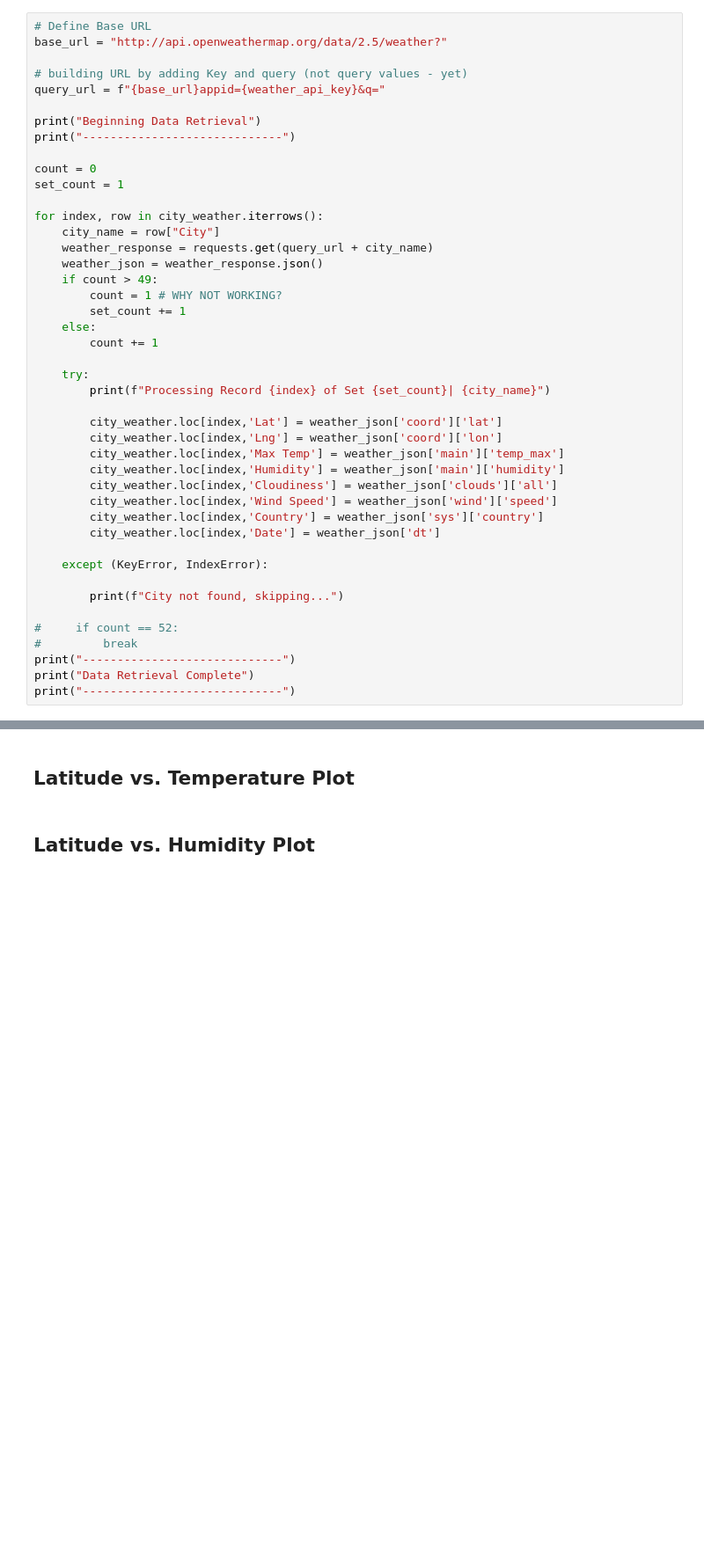
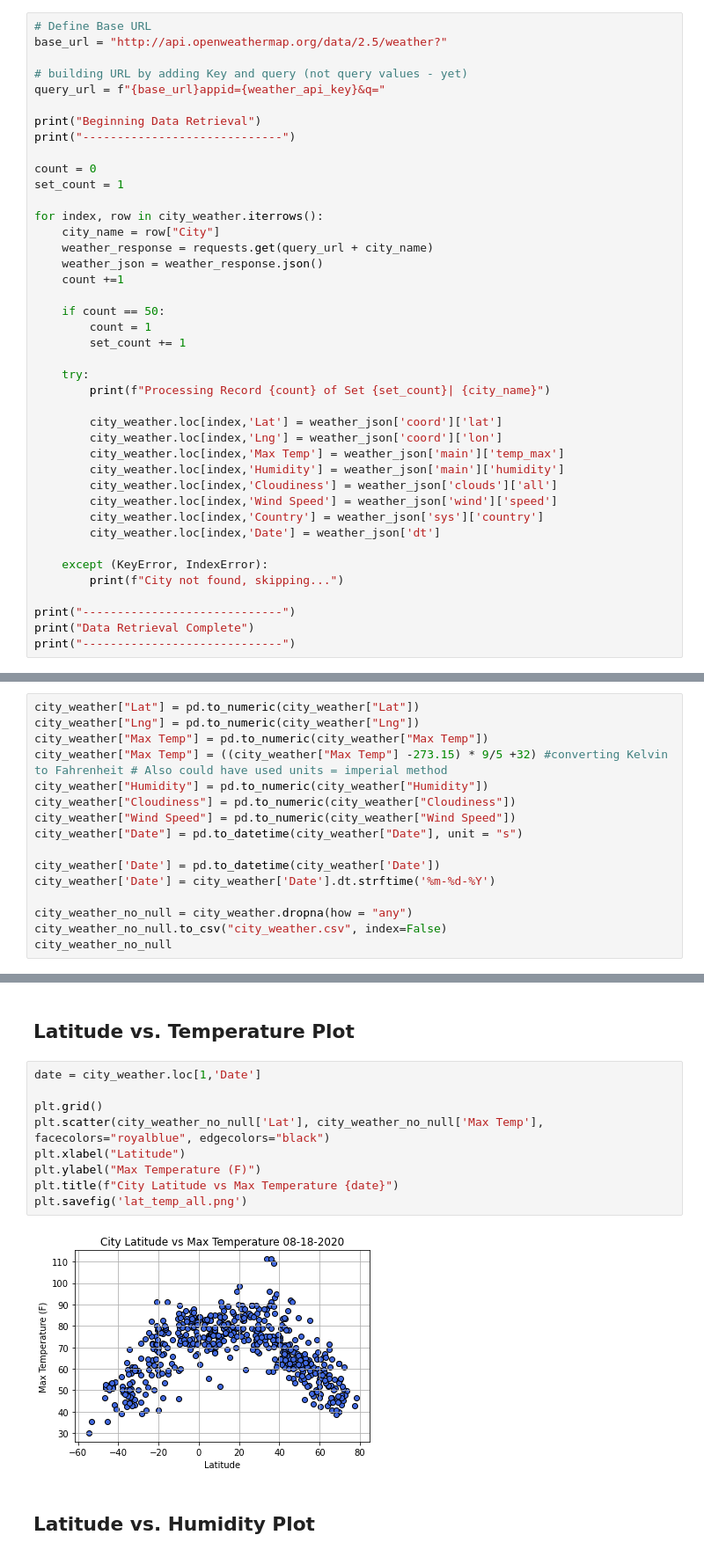
Before and after one commit to GPSHUB/API_Homework, a Jupyter notebook: 06-Python-APIs/Instructions/starter_code/WeatherPy - Giam.ipynb, the cells around one changed output, grey strips where cells are left out. Shown at 88% size. Cells and saved outputs as stored; diff of their text form; blank space fills up the shorter version.

```diff
--- a/06-Python-APIs/Instructions/starter_code/WeatherPy - Giam.ipynb
+++ b/06-Python-APIs/Instructions/starter_code/WeatherPy - Giam.ipynb
@@ -99,14 +99,14 @@ for index, row in city_weather.iterrows():
     city_name = row["City"]
     weather_response = requests.get(query_url + city_name)
     weather_json = weather_response.json()
-    if count > 49:
-        count = 1 # WHY NOT WORKING?
+    count +=1
+
+    if count == 50:
+        count = 1
         set_count += 1
-    else:
-        count += 1
 
     try:
-        print(f"Processing Record {index} of Set {set_count}| {city_name}")
+        print(f"Processing Record {count} of Set {set_count}| {city_name}")
 
         city_weather.loc[index,'Lat'] = weather_json['coord']['lat']
         city_weather.loc[index,'Lng'] = weather_json['coord']['lon']
@@ -118,11 +118,8 @@ for index, row in city_weather.iterrows():
         city_weather.loc[index,'Date'] = weather_json['dt']
 
     except (KeyError, IndexError):
-
         print(f"City not found, skipping...")
 
-#     if count == 52:
-#         break
 print("-----------------------------")
 print("Data Retrieval Complete")
 print("-----------------------------")
@@ -161,0 +148,16 @@ city_weather_no_null  # Why empties?  Seems columns are not null but just empty
+# %%
+city_weather["Lat"] = pd.to_numeric(city_weather["Lat"])
+city_weather["Lng"] = pd.to_numeric(city_weather["Lng"])
+city_weather["Max Temp"] = pd.to_numeric(city_weather["Max Temp"])
+city_weather["Max Temp"] = ((city_weather["Max Temp"] -273.15) * 9/5 +32) #converting Kelvin to Fahrenheit # Also could have used units = imperial method
+city_weather["Humidity"] = pd.to_numeric(city_weather["Humidity"])
+city_weather["Cloudiness"] = pd.to_numeric(city_weather["Cloudiness"])
+city_weather["Wind Speed"] = pd.to_numeric(city_weather["Wind Speed"])
+city_weather["Date"] = pd.to_datetime(city_weather["Date"], unit = "s")
+
+city_weather['Date'] = pd.to_datetime(city_weather['Date'])
+city_weather['Date'] = city_weather['Date'].dt.strftime('%m-%d-%Y')
+
+city_weather_no_null = city_weather.dropna(how = "any")
+city_weather_no_null.to_csv("city_weather.csv", index=False)
+city_weather_no_null
@@ -186,5 +211,16 @@ df.to_csv("output_data/cities.csv", index = False)
 * Save the plotted figures as .pngs.
 # %% [markdown]
 ## Latitude vs. Temperature Plot
+# %%
+date = city_weather.loc[1,'Date']
+
+plt.grid()
+plt.scatter(city_weather_no_null['Lat'], city_weather_no_null['Max Temp'], facecolors="royalblue", edgecolors="black")
+plt.xlabel("Latitude")
+plt.ylabel("Max Temperature (F)")
+plt.title(f"City Latitude vs Max Temperature {date}")
+plt.savefig('lat_temp_all.png')
+# %% [output]
+[figure, added]
 # %% [markdown]
 ## Latitude vs. Humidity Plot
```
Also changed, not shown: parts of 23 cells of this notebook, 16 other files.
